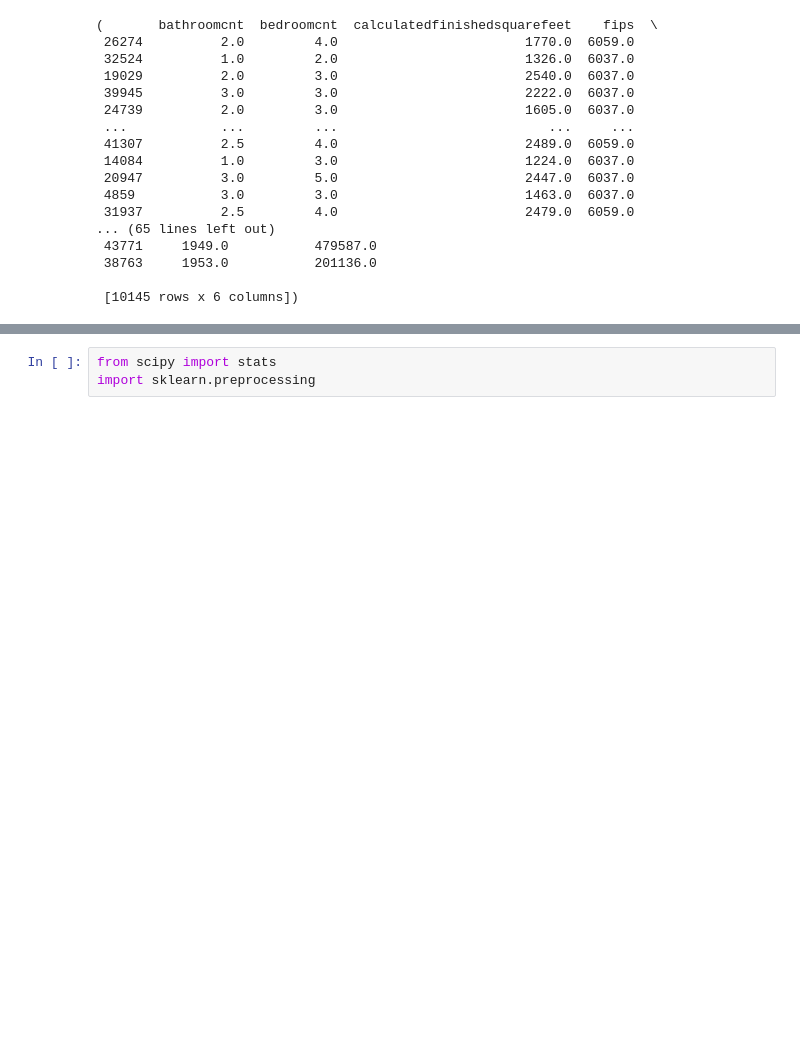
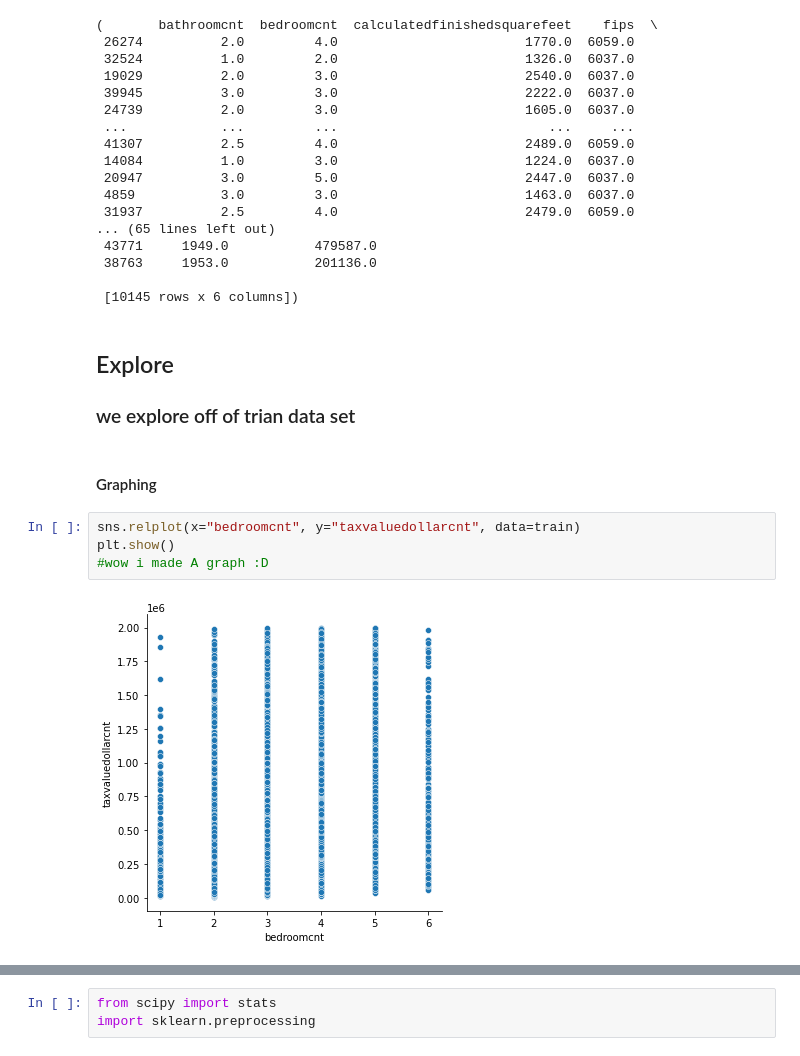
Before and after one commit to VasiliyAMelkozerov/regression-exercises, a Jupyter notebook: scratch_explore.ipynb, the cells around one changed output, grey strips where cells are left out. Saved outputs shown, nothing was run; the diff lists cells and outputs as text; blank space fills up the shorter version.

```diff
--- a/scratch_explore.ipynb
+++ b/scratch_explore.ipynb
@@ -300,3 +200,14 @@ train, validate, test
  38763     1953.0           201136.0
 
  [10145 rows x 6 columns])
+# %% [markdown]
+## Explore
+### we explore off of trian data set
+# %% [markdown]
+#### Graphing
+# %%
+sns.relplot(x="bedroomcnt", y="taxvaluedollarcnt", data=train)
+plt.show()
+#wow i made A graph :D
+# %% [output]
+[figure, added]
```
Also changed, not shown: parts of 82 cells of this notebook, 4 other files.
